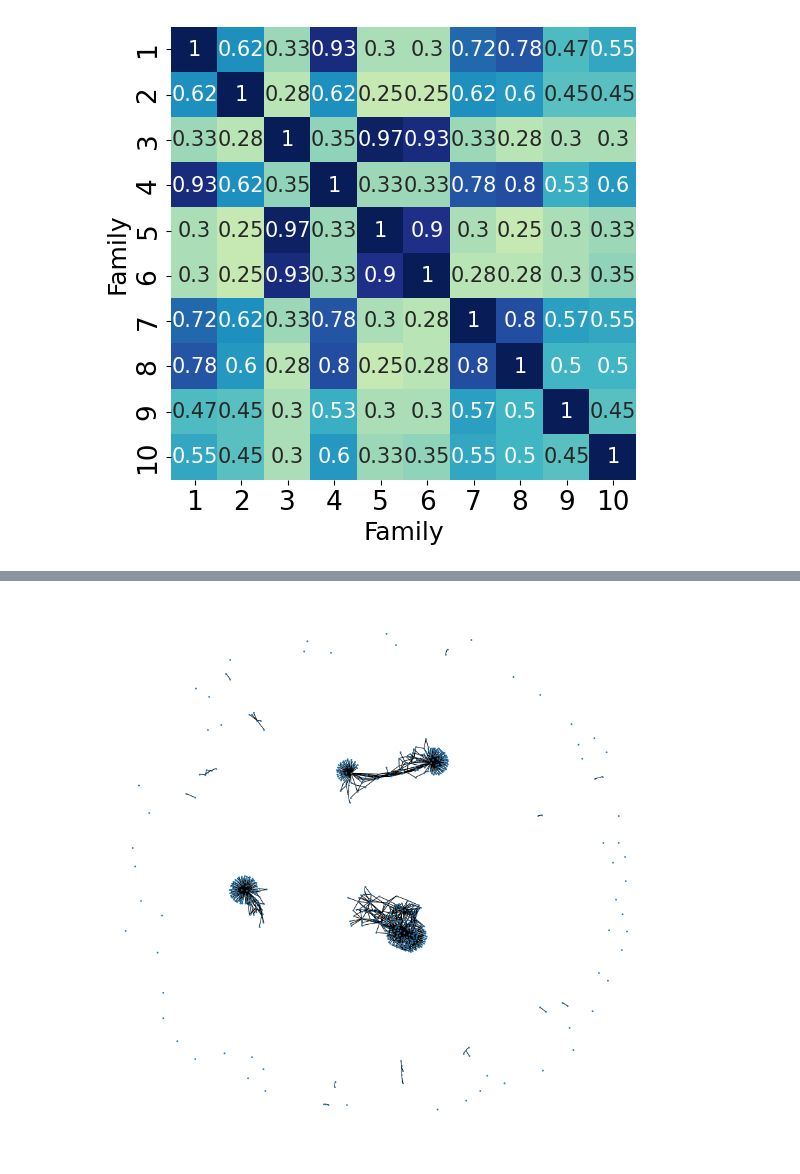
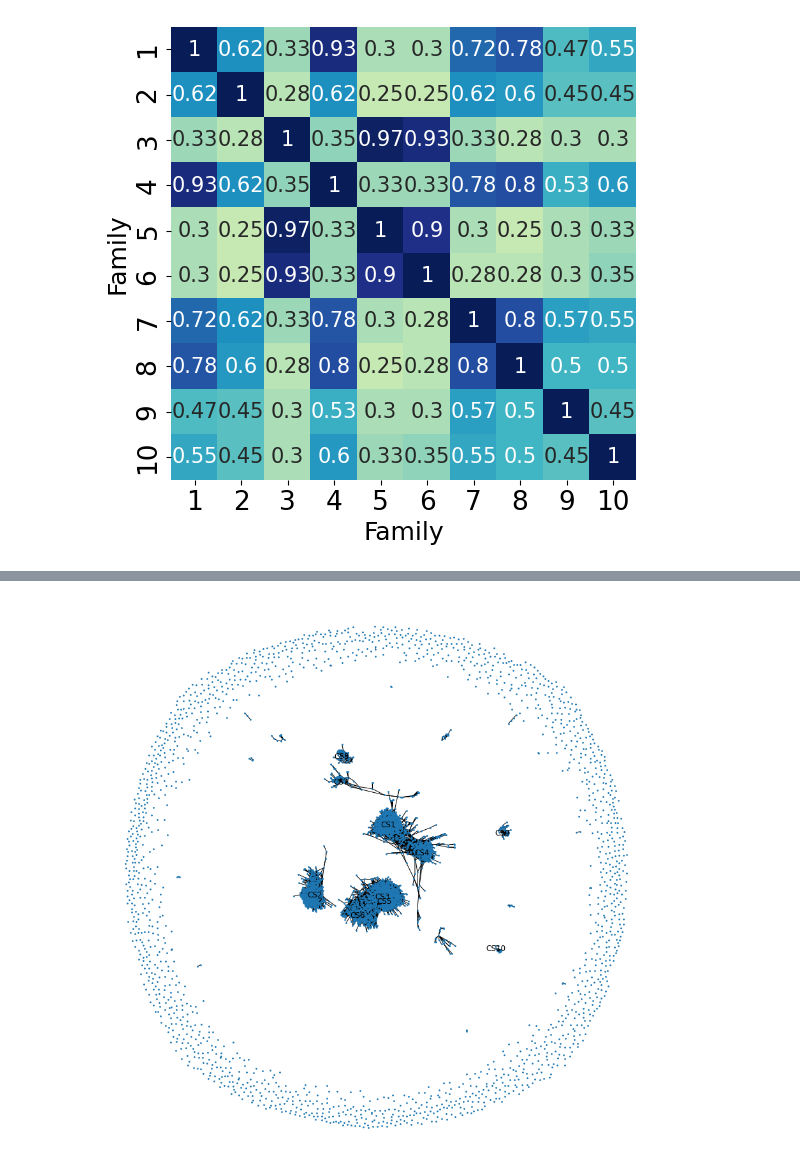
Before and after one commit to szostaklab/AI_PPP_Ribozyme, a Jupyter notebook: pppLandscape.ipynb, the cells around one changed output, grey strips where cells are left out. Cells and saved outputs as stored; diff of their text form; code cells hidden in the pictures.

```diff
--- a/pppLandscape.ipynb
+++ b/pppLandscape.ipynb
@@ -119,0 +106,11 @@ Requirement already satisfied: rapidfuzz<1.9,>=1.8.2 in /usr/local/lib/python3.7
+# %%
+connected_counts = []
+for seq in all_seqs[-1][1::2]:
+  if seqmatch(seq.strip(), rs1)>.85:
+    connected_counts.append(seq)
+  else:
+    for peak in peak_seqs:
+      if seqmatch(seq.strip(), peak.strip())>.85:
+        connected_counts.append(seq)
+connected_counts = list(set(connected_counts))
+print(len(connected_counts))
@@ -120,14 +119,11 @@ Requirement already satisfied: rapidfuzz<1.9,>=1.8.2 in /usr/local/lib/python3.7
 # %%
 #Connection Matrix
-connections = [ [ 0 for i in range(len(high_counts)) ] for j in range(len(high_counts)) ]
-for seq2 in range(len(high_counts)):
-  for seq1 in range(len(high_counts)):
-    if int(seqmatch(high_counts[seq1], high_counts[seq2])*len(high_counts[seq1])) == (len(high_counts[seq1])-1):
+connections = [ [ 0 for i in range(len(connected_counts)) ] for j in range(len(connected_counts)) ]
+print(len(connected_counts))
+for seq2 in range(len(connected_counts)):
+  if seq2%100 == 0:
+    print(seq2)
+  for seq1 in range(len(connected_counts)):
+    if int(seqmatch(connected_counts[seq1], connected_counts[seq2])*len(connected_counts[seq1])) == (len(connected_counts[seq1])-1):
       connections[seq1][seq2] = 1
-#Remove points with 0 connections
-counter = -1
-for row in connections:
-  counter+=1
-  if sum(row) < 10:
-    np.delete(connections, counter, axis = 0)
-    np.delete(connections, counter, axis = 1)
+connections_orig = connections
@@ -134,6 +162,14 @@ for row in connections:
+# %%
+label_locs = []
+for peak in peak_seqs:
+  peak_index = connected_counts.index(peak+'\n')
+  label_locs.append(connections.index(connections_orig[peak_index]))
 # %%
 G = nx.from_numpy_matrix(np.array(connections))
 plt.figure(figsize=(12,12))
-nx.draw(G, node_size = 3, with_labels=False)
+labeldict = {}
+for element in label_locs:
+  labeldict[element] = 'CS'+str(1+label_locs.index(element))
+nx.draw(G, node_size = 3, labels=labeldict, with_labels = True)
 # %% [output]
-[figure, old version]
+[figure, new version]
```
Also changed, not shown: parts of 13 cells of this notebook.
